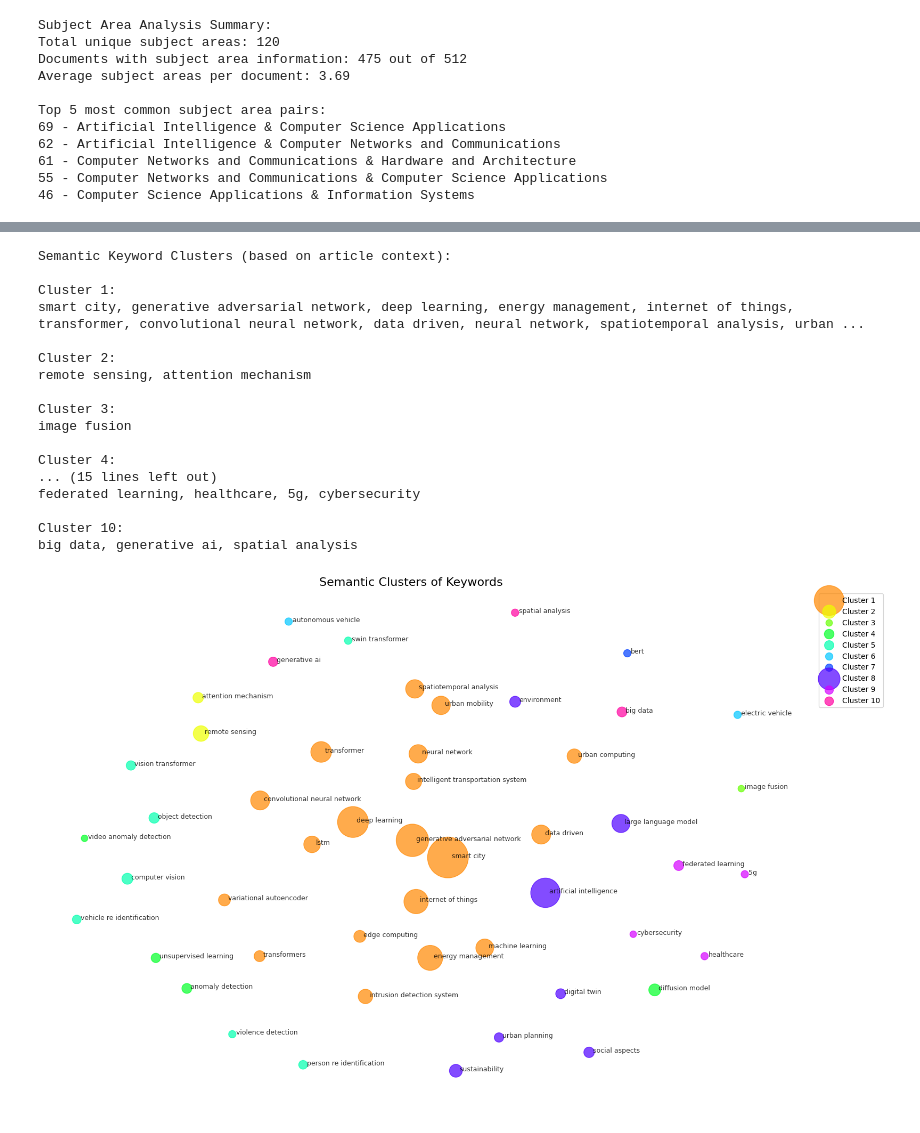
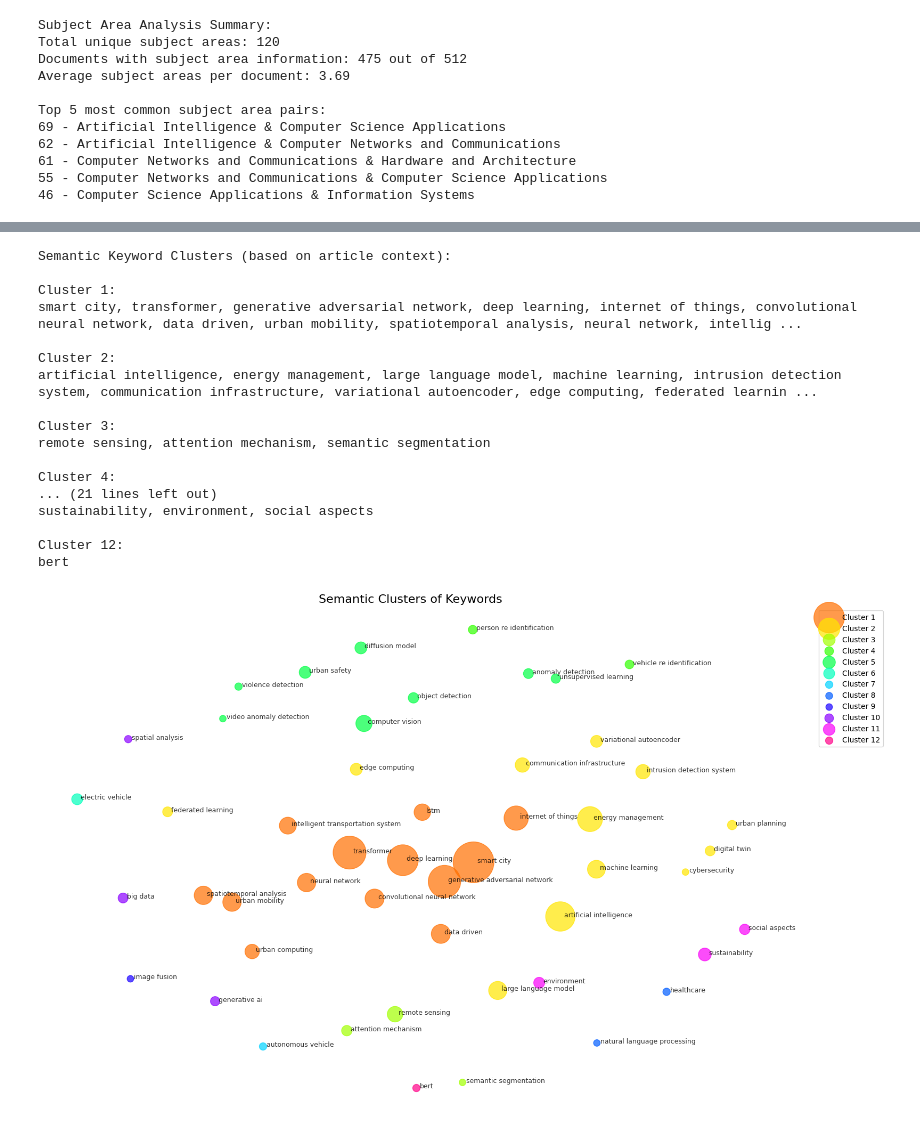
Before and after one commit to les2feup/genai-smartcity, a Jupyter notebook: notebooks/03-Overall_Survey_Analysis.ipynb, the cells around one changed output, grey strips where cells are left out. Drawn from its saved outputs; the diff is of its cells as text; code cells hidden in the pictures.

```diff
--- a/notebooks/03-Overall_Survey_Analysis.ipynb
+++ b/notebooks/03-Overall_Survey_Analysis.ipynb
@@ -383,0 +351,37 @@ Total unique keywords after normalization: 1287
+# %%
+# Create a DataFrame for plotting
+df_keywords = pd.DataFrame(top_keywords, columns=["Keyword", "Count"])
+
+# Set up the figure with a larger size
+plt.figure(figsize=(14, 10))
+
+# Create a horizontal bar chart
+ax = sns.barplot(
+    x="Count",
+    y="Keyword",
+    data=df_keywords,
+    hue="Keyword",
+    palette="viridis",
+    dodge=False,
+    legend=False,
+)
+
+# Customize the plot
+plt.title("Top 50 Keywords in Smart Cities and Generative AI Research", fontsize=16)
+plt.xlabel("Number of Publications", fontsize=12)
+plt.ylabel("Keyword", fontsize=12)
+plt.grid(axis="x", linestyle="--", alpha=0.7)
+
+# Add counts at the end of each bar
+for i, v in enumerate(df_keywords["Count"]):
+    ax.text(v + 0.1, i, str(v), va="center")
+
+# Improve layout
+plt.tight_layout()
+
+# Show the plot
+plt.show()
+
+# Save Top50 keywords to a file
+with open("../data/05_top_50_keywords.json", "w") as f:
+    json.dump(top_keywords, f, indent=2, sort_keys=True)
@@ -582,6 +721,9 @@ plt.show()
 # 6. Semantic Clustering of Keywords
 from scipy.cluster.hierarchy import fcluster
 from sklearn.manifold import MDS
+from sklearn.feature_extraction.text import TfidfVectorizer
+from sklearn.metrics.pairwise import cosine_similarity
+import scipy.cluster.hierarchy as sch
 
 # Extract the top keywords for clustering
 top_kws = [kw for kw, _ in keyword_counts.most_common(50)]
@@ -630,7 +772,7 @@ plt.show()
 # clusters = clustering.fit_predict(distance)
 # 6. Semantic Clustering of Keywords - FIXED IMPLEMENTATION
 # Choose number of clusters based on dendrogram
-num_clusters = 10  # Adjusted based on normalized keywords
+num_clusters = 12  # Adjusted based on normalized keywords
 
 # Use the linkage matrix we calculated earlier
 clusters = fcluster(linkage, t=num_clusters, criterion="maxclust") - 1
@@ -754,19 +896,19 @@ for i in range(num_clusters):
 Semantic Keyword Clusters (based on article context):
 
 Cluster 1:
-smart city, generative adversarial network, deep learning, energy management, internet of things, transformer, convolutional neural network, data driven, neural network, spatiotemporal analysis, urban ...
+smart city, transformer, generative adversarial network, deep learning, internet of things, convolutional neural network, data driven, urban mobility, spatiotemporal analysis, neural network, intellig ...
 
 Cluster 2:
-remote sensing, attention mechanism
+artificial intelligence, energy management, large language model, machine learning, intrusion detection system, communication infrastructure, variational autoencoder, edge computing, federated learnin ...
 
 Cluster 3:
-image fusion
+remote sensing, attention mechanism, semantic segmentation
 
 Cluster 4:
-... (15 lines left out)
-federated learning, healthcare, 5g, cybersecurity
+... (21 lines left out)
+sustainability, environment, social aspects
 
-Cluster 10:
-big data, generative ai, spatial analysis
+Cluster 12:
+bert
-[figure, old version]
+[figure, new version]
 Keyword Cluster Analysis Summary:
```
Also changed, not shown: parts of 12 cells of this notebook, 5 other files.
